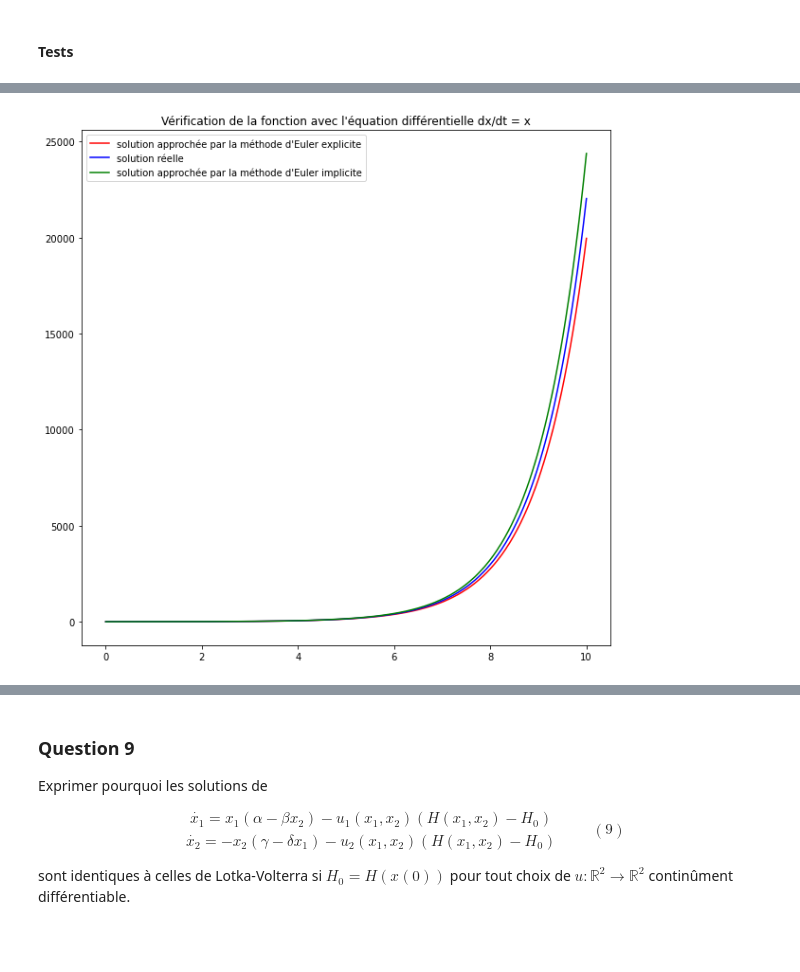
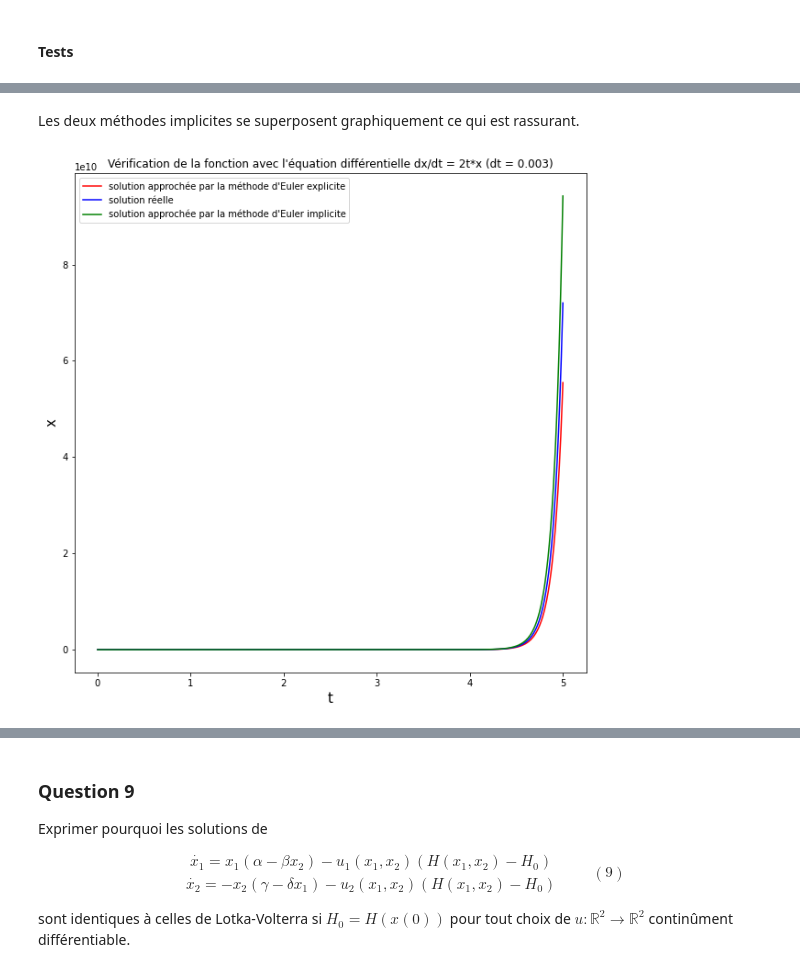
Before and after one commit to adrienmignot/projet_maths_info_chloevogeeeeeeeeeeeel, a Jupyter notebook: Projet_maths_info_2.ipynb, the cells around one changed output, grey strips where cells are left out. Drawn from its saved outputs; the diff is of its cells as text; code cells hidden in the pictures; blank space fills up the shorter version.

```diff
--- a/Projet_maths_info_2.ipynb
+++ b/Projet_maths_info_2.ipynb
@@ -472,7 +487,7 @@ def solve_euler_implicit(f,x0,dt,t0,tf,itermax = 100,eps=10e-20):
         k = 0
         vark = var0
         while k < itermax :
-            vark_1 = x[i] + (t[i+1] - t[i])*f(t[i],vark)
+            vark_1 = x[i] + (t[i+1] - t[i])*f(t[i+1],vark)
             if np.linalg.norm(vark_1-vark)/np.linalg.norm(var0) <= eps:
                 vark = vark_1
                 k = itermax
@@ -508,3 +523,29 @@ def solve_euler_implicit_2(f,x0,dt,t0,tf):
 On a ici $x(t^{j+1})$ défini comme le zéro de la fonction $\phi_{t^{j},t^{j+1},x^{j}} : x \rightarrow x(t^{j}) + (t^{j+1} - t^{j})f(t^{j+1},x) - x$
 # %% [markdown]
 #### Tests
+# %%
+# Test
+
+x0 = np.array([1.])
+t0 = 0
+dt = 0.02
+tf = 10
+
+def fonction(t,x):
+    return x
+
+
+
+t,x = solve_euler_explicit(fonction,x0,dt,t0,tf)
+t,y = solve_euler_implicit(fonction,x0,dt,t0,tf)
+t,z = solve_euler_implicit_2(fonction,x0,dt,t0,tf)
+plt.plot(t,x,color = 'red')
+plt.plot(t,np.exp(t), color = 'blue')
+plt.plot(t,y,color = 'green')
+plt.plot(t,z,color='orange')
+legend = ["solution approchée par la méthode d'Euler explicite",'solution réelle',"solution approchée par la méthode d'Euler implicite","solution approchée par la méthode d'Euler implicite avec méthode de Newton"]
+plt.title(f"Vérification de la fonction avec l'équation différentielle dx/dt = x (dt = {dt})")
+plt.legend(legend)
+plt.xlabel('t',size=15)
+plt.ylabel('x',size=15)
+plt.show()
@@ -511,24 +554,27 @@ On a ici $x(t^{j+1})$ défini comme le zéro de la fonction $\phi_{t^{j},t^{j+1}
+# %% [markdown]
+Les deux méthodes implicites se superposent graphiquement ce qui est rassurant.
 # %%
 # Test
 
-x0 = np.array([1.])
+x0 = np.array([1])
 t0 = 0
-dt = 0.02
-tf = 10
+dt = 0.003
+tf = 5
 
 def fonction(t,x):
-    return x
+    return 2*t*x
 
 
-
+t,y = solve_euler_implicit(fonction,x0,dt,t0,tf)
 t,x = solve_euler_explicit(fonction,x0,dt,t0,tf)
-t,y = solve_euler_implicit(fonction,x0,dt,t0,tf)
 plt.plot(t,x,color = 'red')
-plt.plot(t,np.exp(t), color = 'blue')
+plt.plot(t,np.exp(t**2), color = 'blue')
 plt.plot(t,y,color = 'green')
 legend = ["solution approchée par la méthode d'Euler explicite",'solution réelle',"solution approchée par la méthode d'Euler implicite"]
-plt.title("Vérification de la fonction avec l'équation différentielle dx/dt = x")
+plt.title(f"Vérification de la fonction avec l'équation différentielle dx/dt = 2t*x (dt = {dt})")
 plt.legend(legend)
+plt.xlabel('t',size=15)
+plt.ylabel('x',size=15)
 plt.show()
 # %% [output]
-[figure, old version]
+[figure, new version]
```
Also changed, not shown: parts of 19 cells of this notebook.
